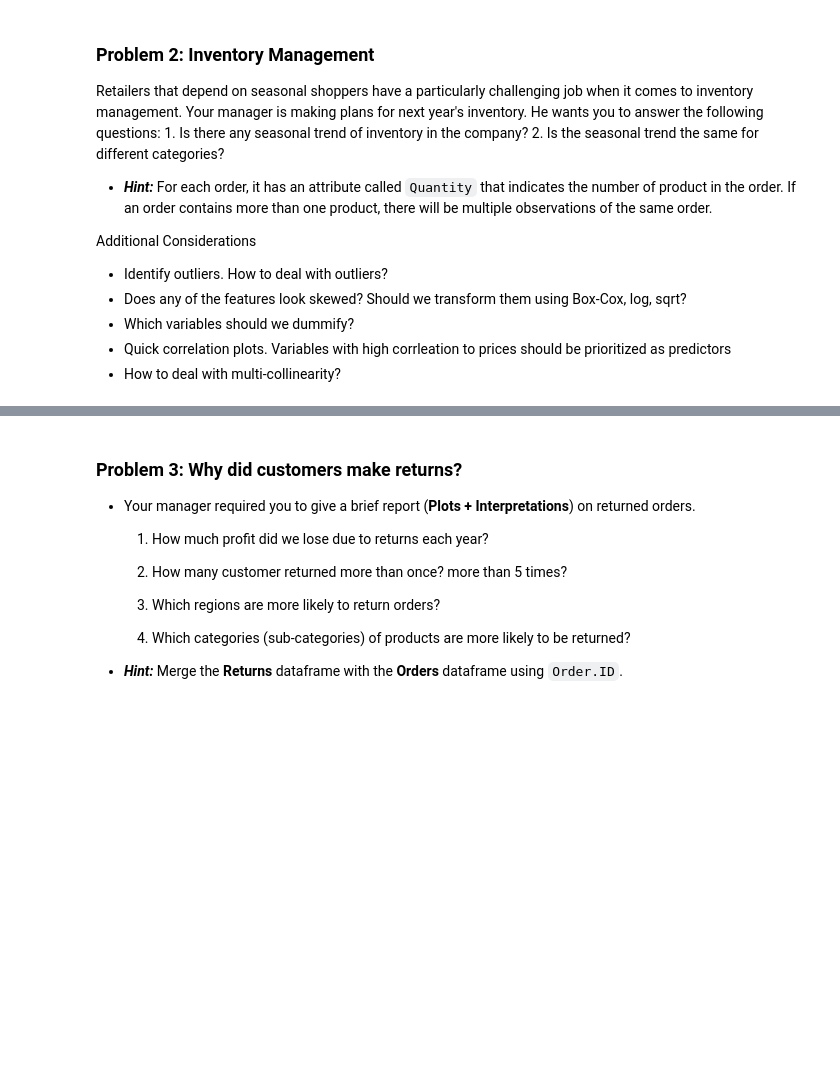
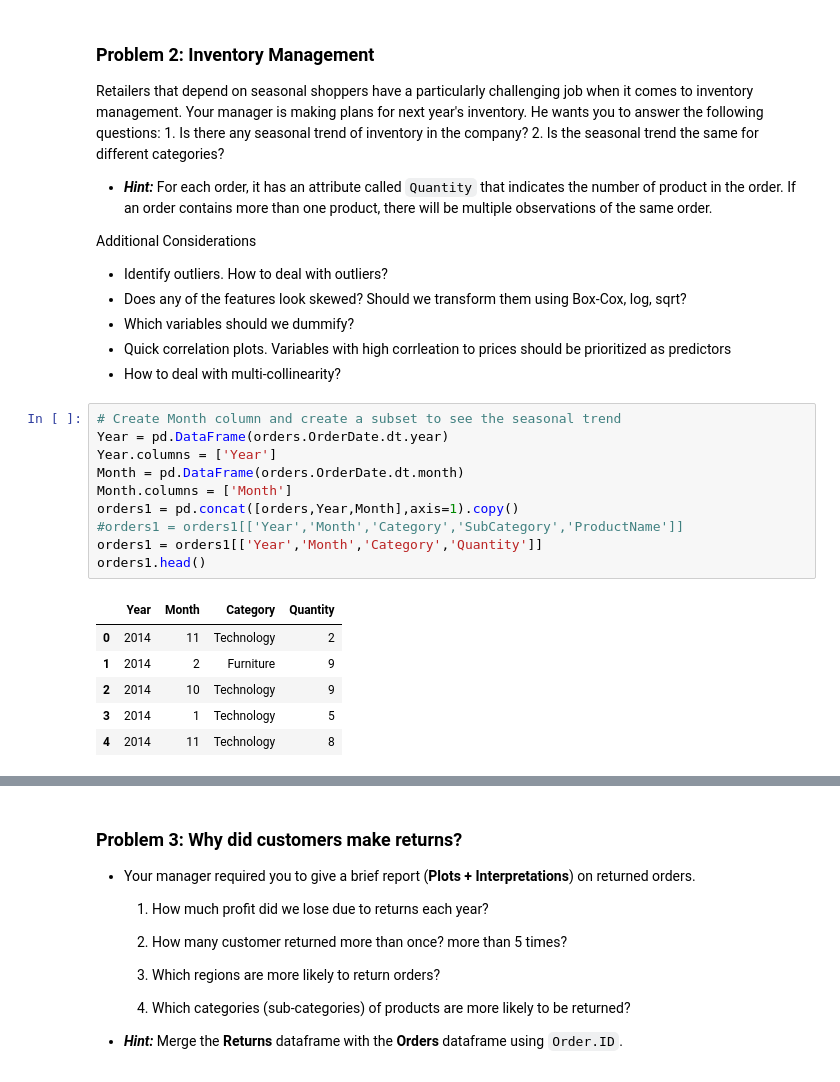
Before and after one commit to tdchoi7/Machine_Learning_Lab, a Jupyter notebook: Koeun/ML_Lab.ipynb, the cells around one changed output, grey strips where cells are left out. Saved outputs shown, nothing was run; the diff lists cells and outputs as text; blank space fills up the shorter version.

```diff
--- a/Koeun/ML_Lab.ipynb
+++ b/Koeun/ML_Lab.ipynb
@@ -217,3 +217,20 @@ Additional Considerations
 - Which variables should we dummify?
 - Quick correlation plots. Variables with high corrleation to prices should be prioritized as predictors
 - How to deal with multi-collinearity?
+# %%
+# Create Month column and create a subset to see the seasonal trend
+Year = pd.DataFrame(orders.OrderDate.dt.year)
+Year.columns = ['Year']
+Month = pd.DataFrame(orders.OrderDate.dt.month)
+Month.columns = ['Month']
+orders1 = pd.concat([orders,Year,Month],axis=1).copy()
+#orders1 = orders1[['Year','Month','Category','SubCategory','ProductName']]
+orders1 = orders1[['Year','Month','Category','Quantity']]
+orders1.head()
+# %% [output]
+|  | Year | Month | Category | Quantity |
+| 0 | 2014 | 11 | Technology | 2 |
+| 1 | 2014 | 2 | Furniture | 9 |
+| 2 | 2014 | 10 | Technology | 9 |
+| 3 | 2014 | 1 | Technology | 5 |
+| 4 | 2014 | 11 | Technology | 8 |
```
Also changed, not shown: parts of 7 cells of this notebook.
